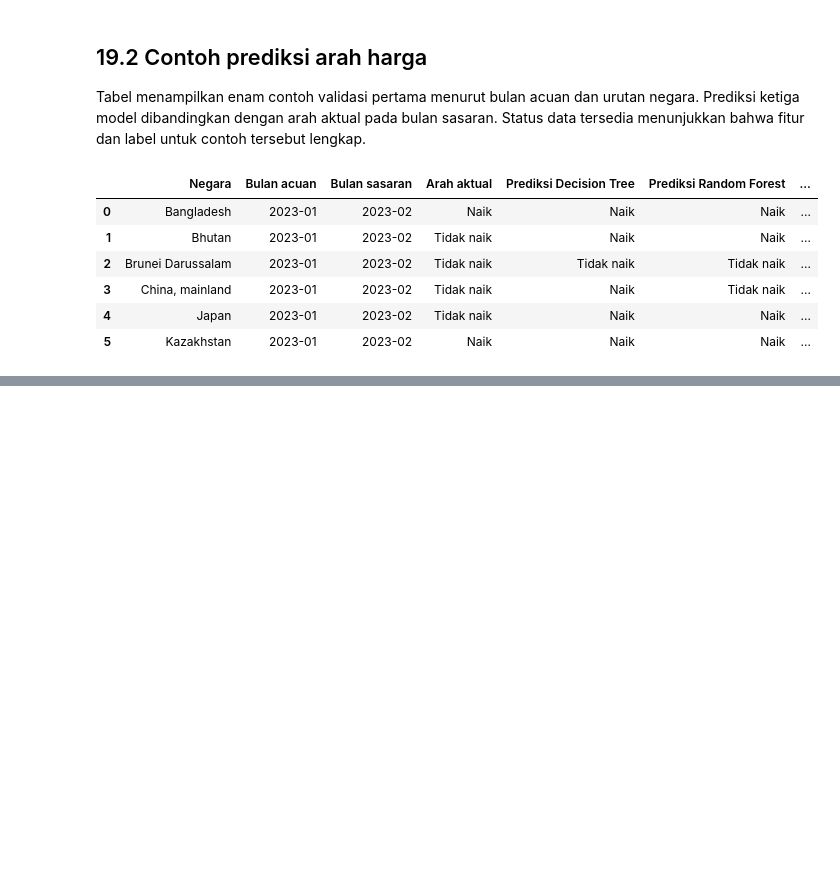
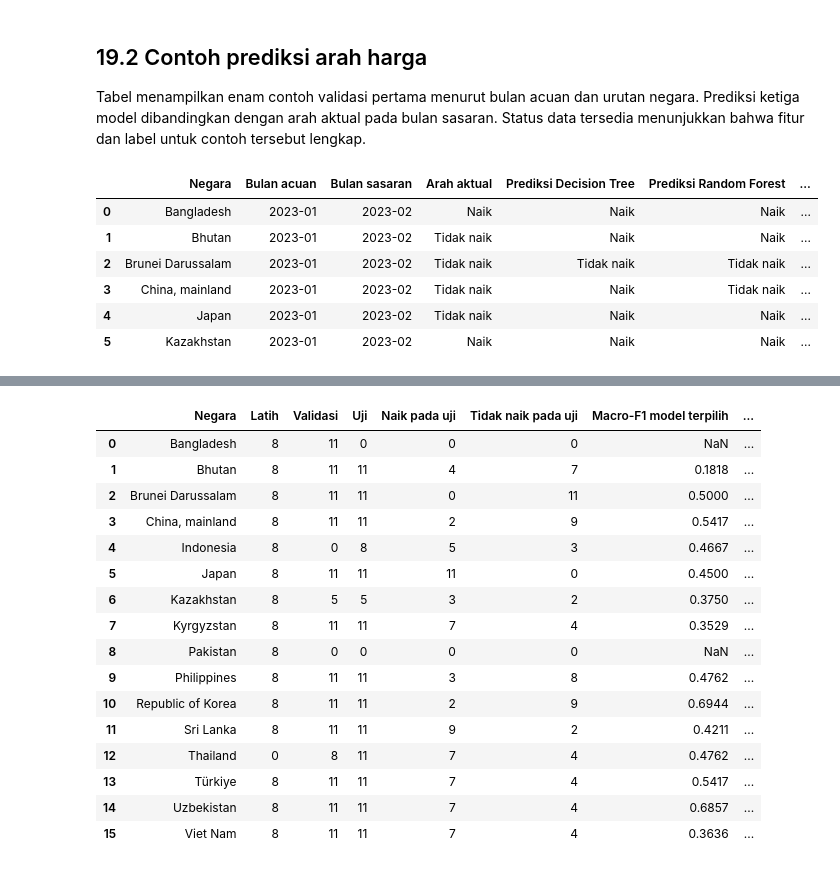
Before and after one commit to firrazmrd/17_IF-B_Sop-Pak-Min-Klaten, a Jupyter notebook: Projek.ipynb, the cells around one changed output, grey strips where cells are left out. Saved outputs shown, nothing was run; the diff lists cells and outputs as text; code cells hidden in the pictures; blank space fills up the shorter version.

```diff
--- a/Projek.ipynb
+++ b/Projek.ipynb
@@ -1736,0 +1826,38 @@ Hasil awal ini mencakup 14 negara dan ditafsirkan dengan asumsi bahwa harga bula
+# %%
+test_country = df_test[['Country', 'target']].copy()
+test_country['Prediksi model'] = pred_test[selected_model_name]
+test_country['Prediksi baseline'] = pred_test[best_test_baseline]
+country_rows = []
+
+for country, group in test_country.groupby('Country'):
+    target = group['target']
+    country_rows.append({
+        'Negara': country,
+        'Naik pada uji': target.eq(1).sum(),
+        'Tidak naik pada uji': target.eq(0).sum(),
+        'Macro-F1 model terpilih': macro_f1(target, group['Prediksi model']),
+        'Macro-F1 baseline terbaik': macro_f1(target, group['Prediksi baseline'])
+    })
+
+country_test_results = split_coverage.merge(pd.DataFrame(country_rows), on='Negara', how='left')
+count_columns = ['Naik pada uji', 'Tidak naik pada uji']
+country_test_results[count_columns] = country_test_results[count_columns].fillna(0).astype(int)
+display(country_test_results.round(4))
+# %% [output]
+|  | Negara | Latih | Validasi | Uji | Naik pada uji | Tidak naik pada uji | Macro-F1 model terpilih | ... |
+| 0 | Bangladesh | 8 | 11 | 0 | 0 | 0 | NaN | ... |
+| 1 | Bhutan | 8 | 11 | 11 | 4 | 7 | 0.1818 | ... |
+| 2 | Brunei Darussalam | 8 | 11 | 11 | 0 | 11 | 0.5000 | ... |
+| 3 | China, mainland | 8 | 11 | 11 | 2 | 9 | 0.5417 | ... |
+| 4 | Indonesia | 8 | 0 | 8 | 5 | 3 | 0.4667 | ... |
+| 5 | Japan | 8 | 11 | 11 | 11 | 0 | 0.4500 | ... |
+| 6 | Kazakhstan | 8 | 5 | 5 | 3 | 2 | 0.3750 | ... |
+| 7 | Kyrgyzstan | 8 | 11 | 11 | 7 | 4 | 0.3529 | ... |
+| 8 | Pakistan | 8 | 0 | 0 | 0 | 0 | NaN | ... |
+| 9 | Philippines | 8 | 11 | 11 | 3 | 8 | 0.4762 | ... |
+| 10 | Republic of Korea | 8 | 11 | 11 | 2 | 9 | 0.6944 | ... |
+| 11 | Sri Lanka | 8 | 11 | 11 | 9 | 2 | 0.4211 | ... |
+| 12 | Thailand | 0 | 8 | 11 | 7 | 4 | 0.4762 | ... |
+| 13 | Türkiye | 8 | 11 | 11 | 7 | 4 | 0.5417 | ... |
+| 14 | Uzbekistan | 8 | 11 | 11 | 7 | 4 | 0.6857 | ... |
+| 15 | Viet Nam | 8 | 11 | 11 | 7 | 4 | 0.3636 | ... |
```
Also changed, not shown: parts of 28 cells of this notebook, 2 other files.
